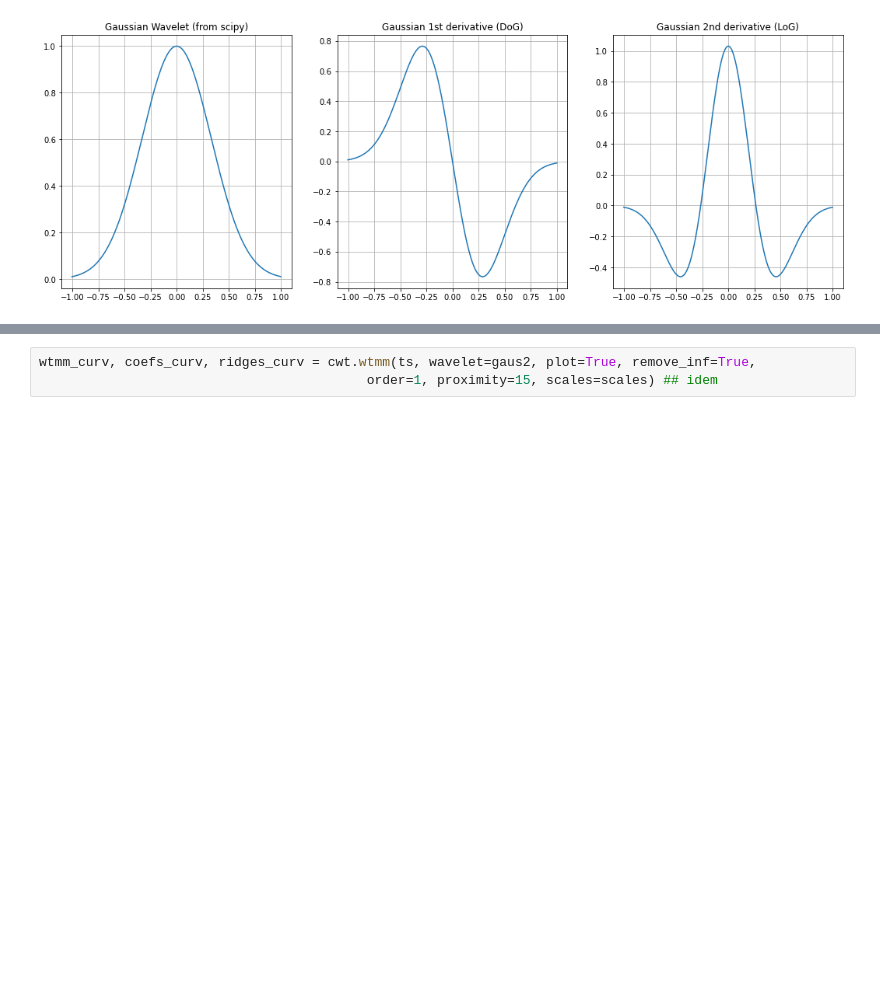
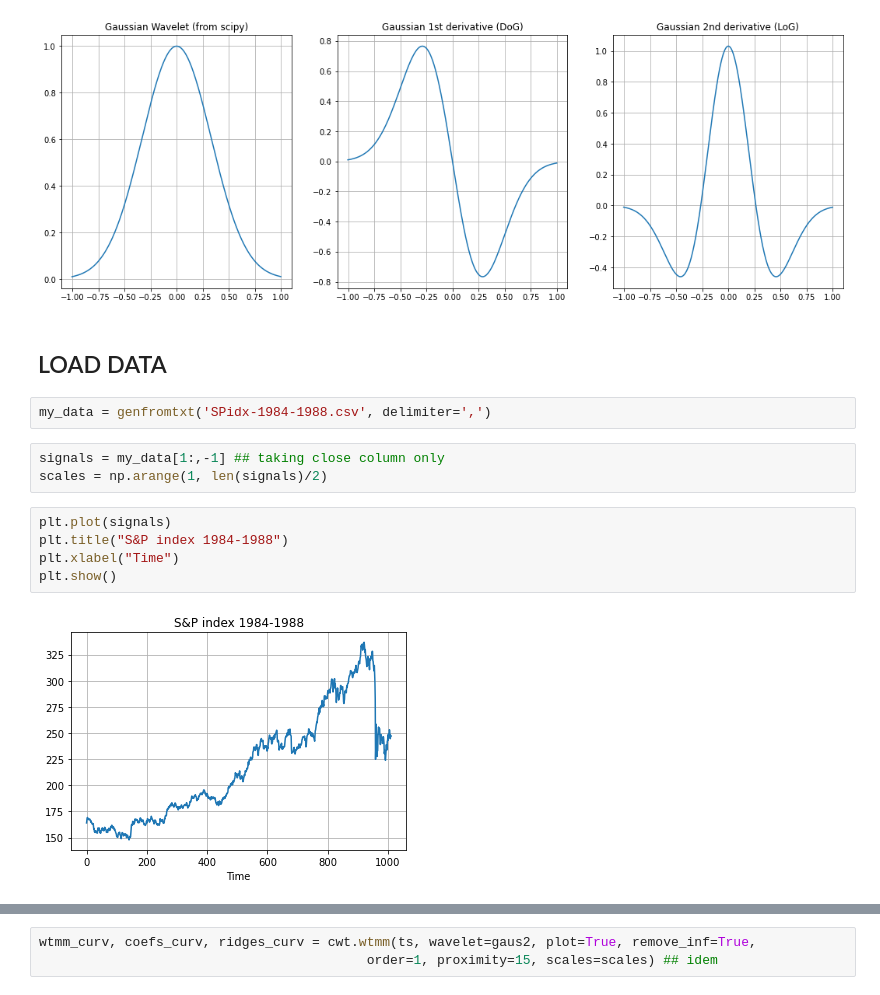
Before and after one commit to thizirinait/AST-Wavelet-financial-data, a Jupyter notebook: example.ipynb, the cells around one changed output, grey strips where cells are left out. Drawn from its saved outputs; the diff is of its cells as text; blank space fills up the shorter version.

```diff
--- a/example.ipynb
+++ b/example.ipynb
@@ -71,6 +101,20 @@ axarr[2].set_title('Gaussian 2nd derivative (LoG)')
 Text(0.5, 1.0, 'Gaussian 2nd derivative (LoG)')
 <Figure size 1152x1152 with 0 Axes>
 [figure]
+# %% [markdown]
+## LOAD DATA
+# %%
+my_data = genfromtxt('SPidx-1984-1988.csv', delimiter=',')
+# %%
+signals = my_data[1:,-1] ## taking close column only
+scales = np.arange(1, len(signals)/2)
+# %%
+plt.plot(signals)
+plt.title("S&P index 1984-1988")
+plt.xlabel("Time")
+plt.show()
+# %% [output]
+[figure, added]
 # %%
 import matplotlib.pyplot as plt
 from matplotlib import cm
```
Also changed, not shown: parts of 6 cells of this notebook.
